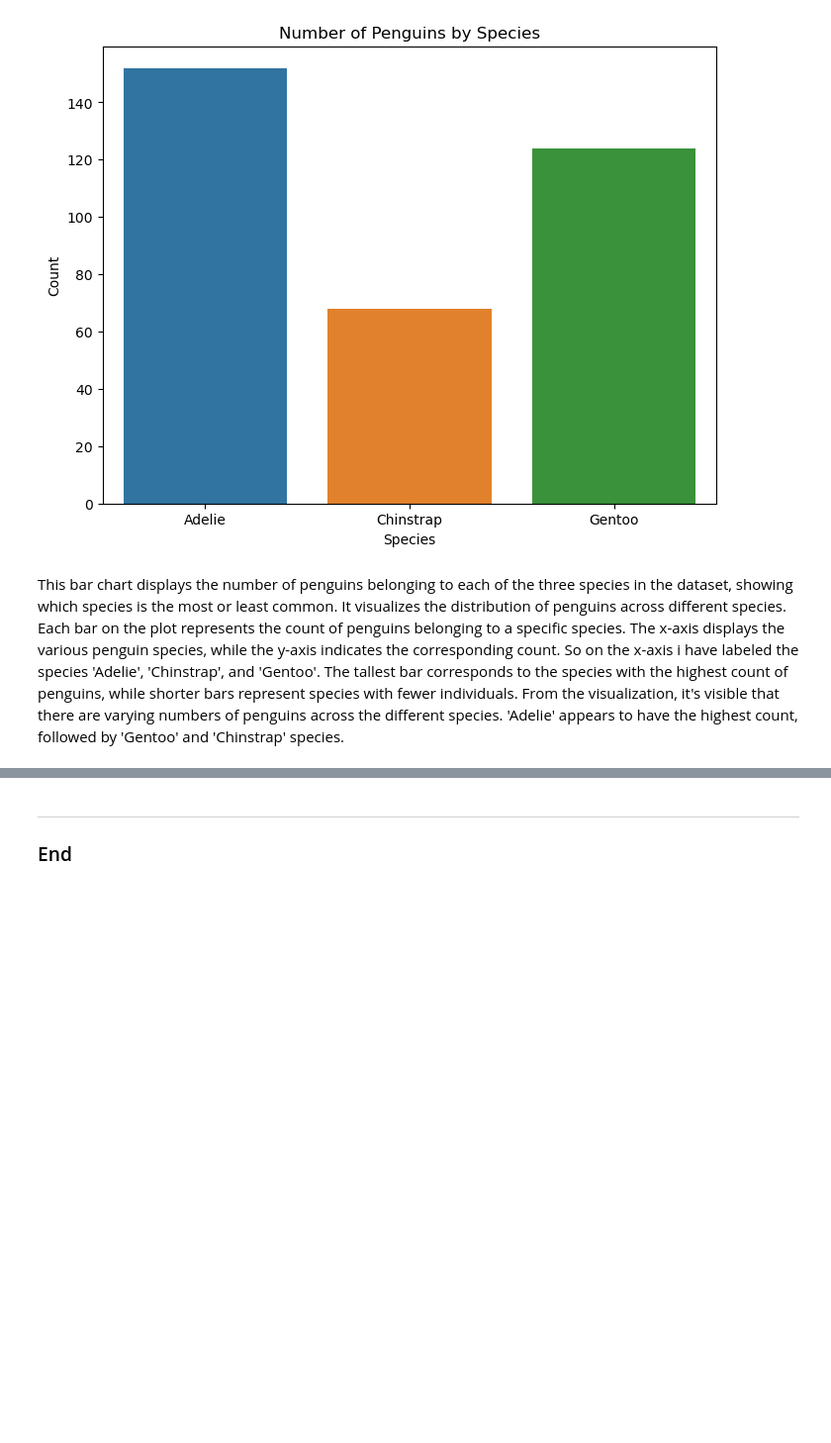
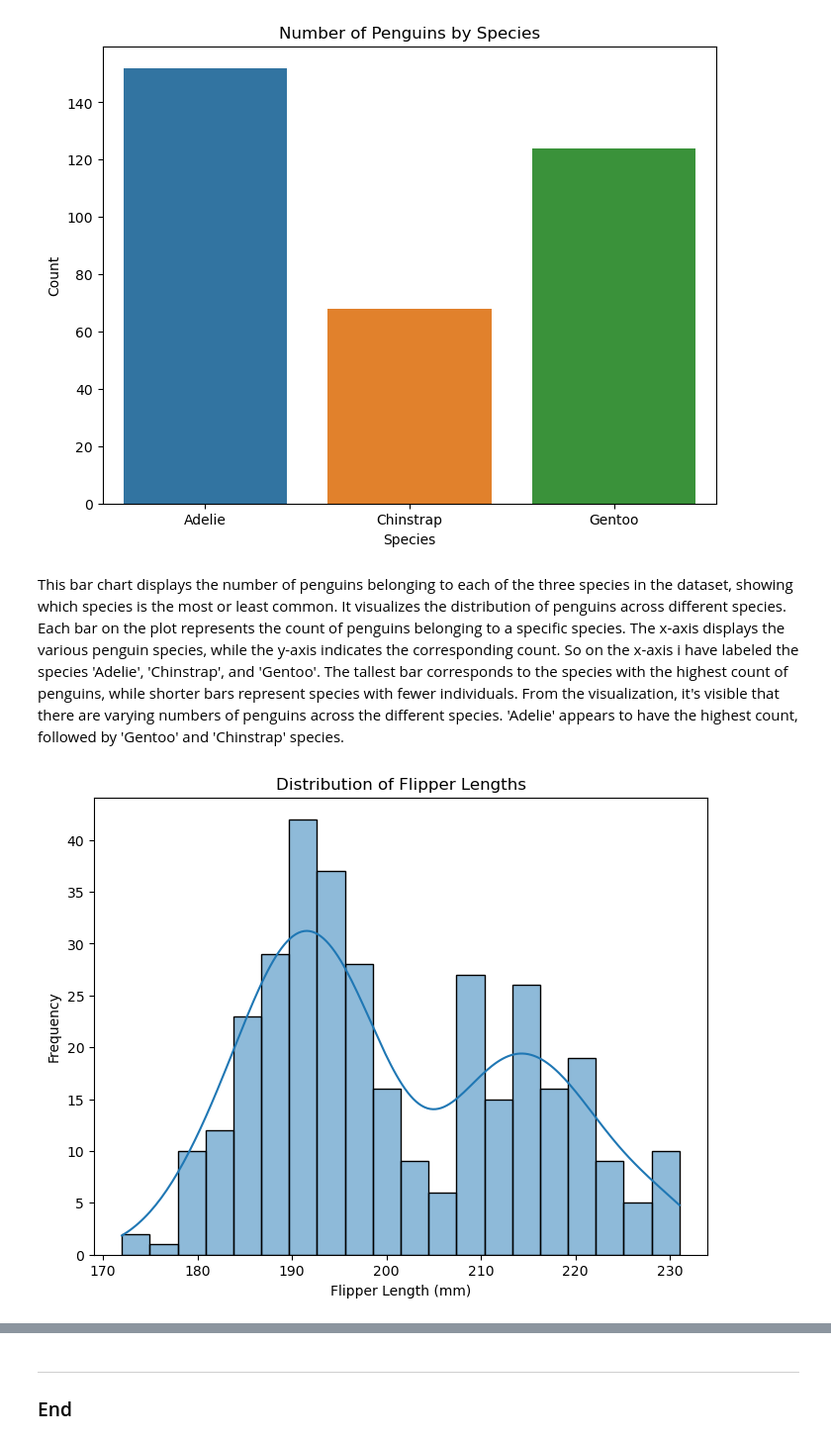
Before and after one commit to vinnycascone/Principles-of-Data-Analytics, a Jupyter notebook: penguins.ipynb, the cells around one changed output, grey strips where cells are left out. Shown at 99% size. Cells and saved outputs as stored; diff of their text form; code cells hidden in the pictures; blank space fills up the shorter version.

Commit message:
histogram showing the distribution of flipper lengths and boxplot showing the distribution of the body mass across the species

```diff
--- a/penguins.ipynb
+++ b/penguins.ipynb
@@ -228,7 +228,14 @@ plt.show()
 # %% [output]
 [figure]
 # %% [markdown]
-This bar chart displays the number of penguins belonging to each of the three species in the dataset, showing which species is the most or least common.
-It visualizes the distribution of penguins across different species. Each bar on the plot represents the count of penguins belonging to a specific species. The x-axis displays the various penguin species, while the y-axis indicates the corresponding count.
-So on the x-axis i have labeled the species 'Adelie', 'Chinstrap', and 'Gentoo'. The tallest bar corresponds to the species with the highest count of penguins, while shorter bars represent species with fewer individuals.
-From the visualization, it's visible that there are varying numbers of penguins across the different species. 'Adelie' appears to have the highest count, followed by 'Gentoo' and 'Chinstrap' species.
+This bar chart displays the number of penguins belonging to each of the three species in the dataset, showing which species is the most or least common. It visualizes the distribution of penguins across different species. Each bar on the plot represents the count of penguins belonging to a specific species. The x-axis displays the various penguin species, while the y-axis indicates the corresponding count. So on the x-axis i have labeled the species 'Adelie', 'Chinstrap', and 'Gentoo'. The tallest bar corresponds to the species with the highest count of penguins, while shorter bars represent species with fewer individuals. From the visualization, it's visible that there are varying numbers of penguins across the different species. 'Adelie' appears to have the highest count, followed by 'Gentoo' and 'Chinstrap' species.
+# %%
+# Create a histogram of flipper lengths
+plt.figure(figsize=(8, 6))
+sns.histplot(df['flipper_length_mm'], kde=True, bins=20)
+plt.title('Distribution of Flipper Lengths')
+plt.xlabel('Flipper Length (mm)')
+plt.ylabel('Frequency')
+plt.show()
+# %% [output]
+[figure, added]
```
Also changed, not shown: parts of 3 cells of this notebook.
